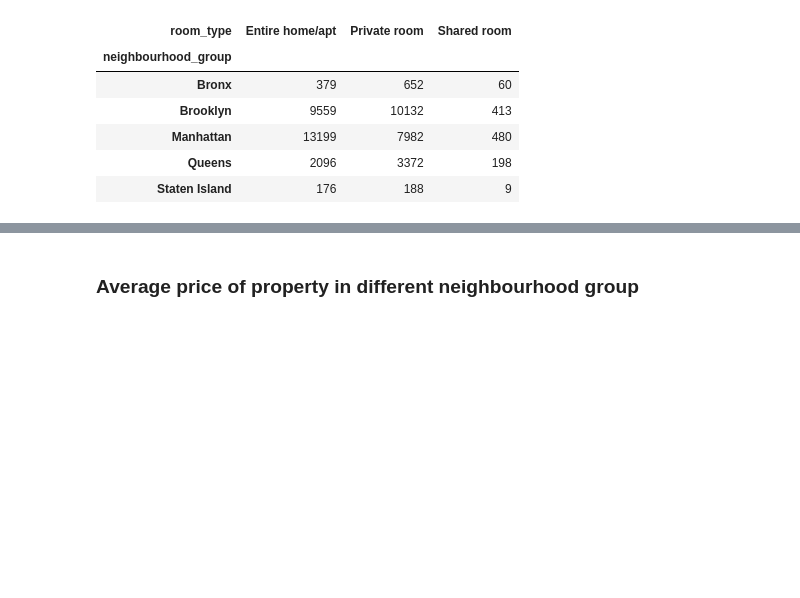
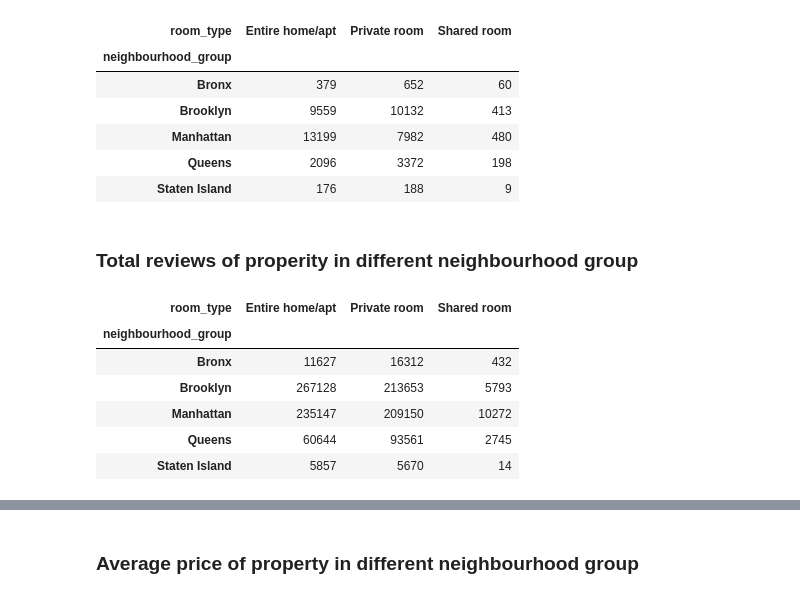
Before and after one commit to iamabd53/airbnb-booking-capston-project, a Jupyter notebook: Airbnb_1_Bookings_Analysis_Capstone_Project.ipynb, the cells around one changed output, grey strips where cells are left out. Saved outputs shown, nothing was run; the diff lists cells and outputs as text; code cells hidden in the pictures; blank space fills up the shorter version.

```diff
--- a/Airbnb_1_Bookings_Analysis_Capstone_Project.ipynb
+++ b/Airbnb_1_Bookings_Analysis_Capstone_Project.ipynb
@@ -145,3 +145,15 @@ df.groupby(['neighbourhood_group','room_type'])['calculated_host_listings_count'
 | Manhattan | 13199 | 7982 | 480 |
 | Queens | 2096 | 3372 | 198 |
 | Staten Island | 176 | 188 | 9 |
+# %% [markdown]
+### Total reviews of properity in different neighbourhood group
+# %%
+df.groupby(['neighbourhood_group','room_type'])['number_of_reviews'].sum().unstack()
+# %% [output]
+| room_type | Entire home/apt | Private room | Shared room |
+| neighbourhood_group |  |  |  |
+| Bronx | 11627 | 16312 | 432 |
+| Brooklyn | 267128 | 213653 | 5793 |
+| Manhattan | 235147 | 209150 | 10272 |
+| Queens | 60644 | 93561 | 2745 |
+| Staten Island | 5857 | 5670 | 14 |
```
Also changed, not shown: parts of 2 cells of this notebook.
